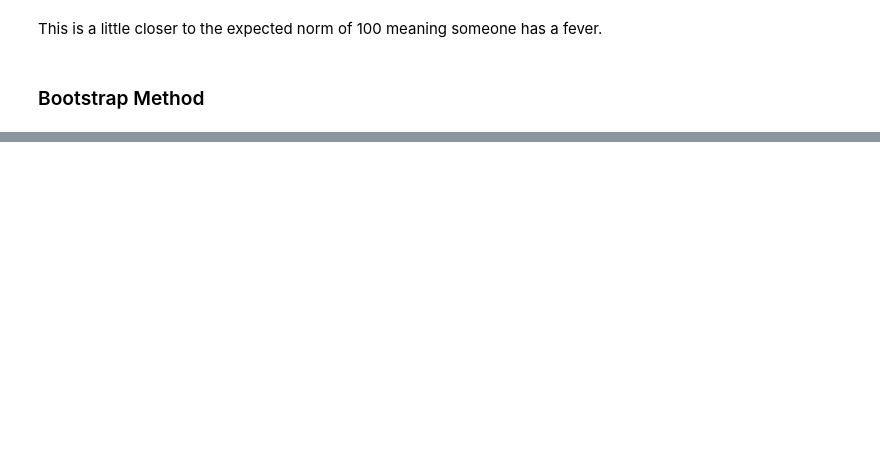
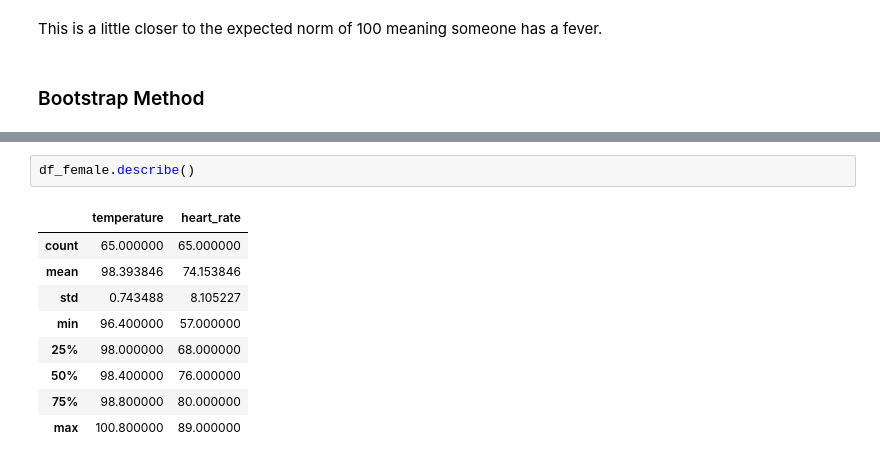
Before and after one commit to coreyjwade/Body_Temperature, a Jupyter notebook: Mean_Body_Temperature.ipynb, the cells around one changed output, grey strips where cells are left out. Cells and saved outputs as stored; diff of their text form; blank space fills up the shorter version.

```diff
--- a/Mean_Body_Temperature.ipynb
+++ b/Mean_Body_Temperature.ipynb
@@ -531,0 +439,12 @@ print(x)
+# %%
+df_female.describe()
+# %% [output]
+|  | temperature | heart_rate |
+| count | 65.000000 | 65.000000 |
+| mean | 98.393846 | 74.153846 |
+| std | 0.743488 | 8.105227 |
+| min | 96.400000 | 57.000000 |
+| 25% | 98.000000 | 68.000000 |
+| 50% | 98.400000 | 76.000000 |
+| 75% | 98.800000 | 80.000000 |
+| max | 100.800000 | 89.000000 |
```
Also changed, not shown: parts of 58 cells of this notebook.
